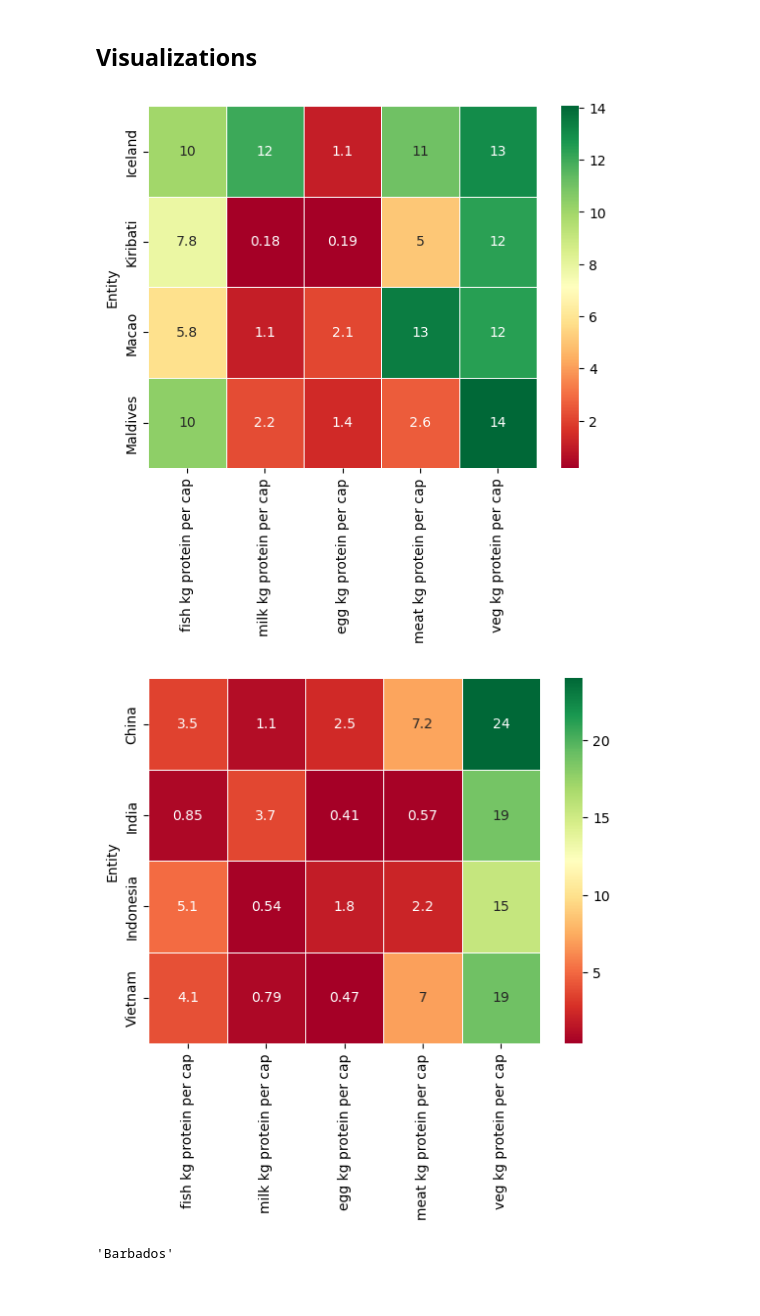
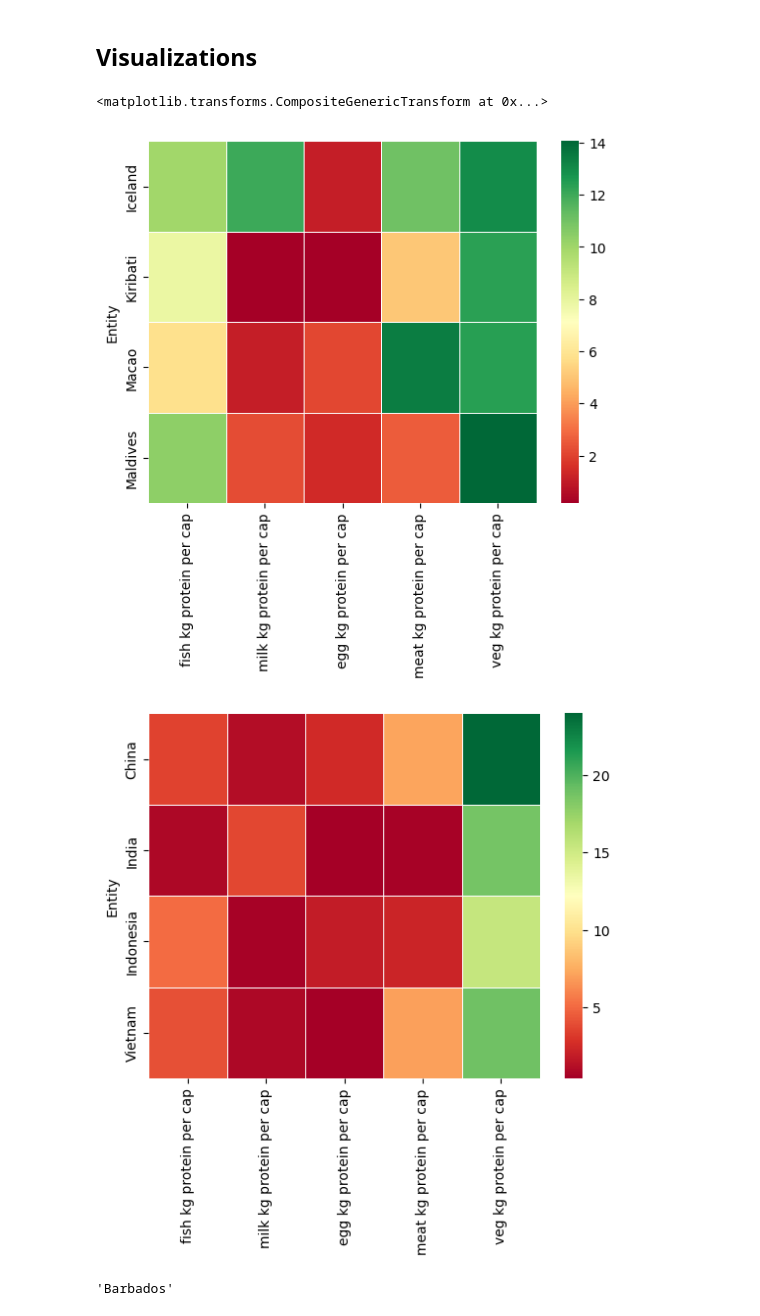
Before and after one commit to Visrael24/Dev10-Final-Assessment, a Jupyter notebook: Workspaces/Jesses_workspace/Visualizations.ipynb, the cells around one changed output. Drawn from its saved outputs; the diff is of its cells as text; code cells hidden in the pictures.

```diff
--- a/Workspaces/Jesses_workspace/Visualizations.ipynb
+++ b/Workspaces/Jesses_workspace/Visualizations.ipynb
@@ -48,15 +45,17 @@ sub_protein = all_protein[['Entity', 'fish kg protein per cap', 'milk kg protein
 # %%
 import seaborn as sns
 selection = ['Macao', 'Maldives', 'Kiribati', 'Iceland']
-sns.heatmap(sub_protein.loc[sub_protein['Entity'].isin(selection)].set_index('Entity'), annot=True, cmap='RdYlGn', linewidths=0.5);
+ax = sns.heatmap(sub_protein.loc[sub_protein['Entity'].isin(selection)].set_index('Entity'), cmap='RdYlGn', linewidths=0.5);
+ax.
 # %% [output]
+<matplotlib.transforms.CompositeGenericTransform at 0x...>
-[figure, old version]
+[figure, new version]
 # %%
 import seaborn as sns
 selection = ['China', 'India', 'Indonesia', 'Vietnam']
-sns.heatmap(sub_protein.loc[sub_protein['Entity'].isin(selection)].set_index('Entity'), annot=True, cmap='RdYlGn', linewidths=0.5);
+sns.heatmap(sub_protein.loc[sub_protein['Entity'].isin(selection)].set_index('Entity'), cmap='RdYlGn', linewidths=0.5);
 # %% [output]
-[figure, old version]
+[figure, new version]
 # %%
 year = int(input('Select what year you want to explore: '))
 year_select = compiled_df.loc[compiled_df['Year']==year]
```
Also changed, not shown: parts of 2 cells of this notebook, 7 other files.
